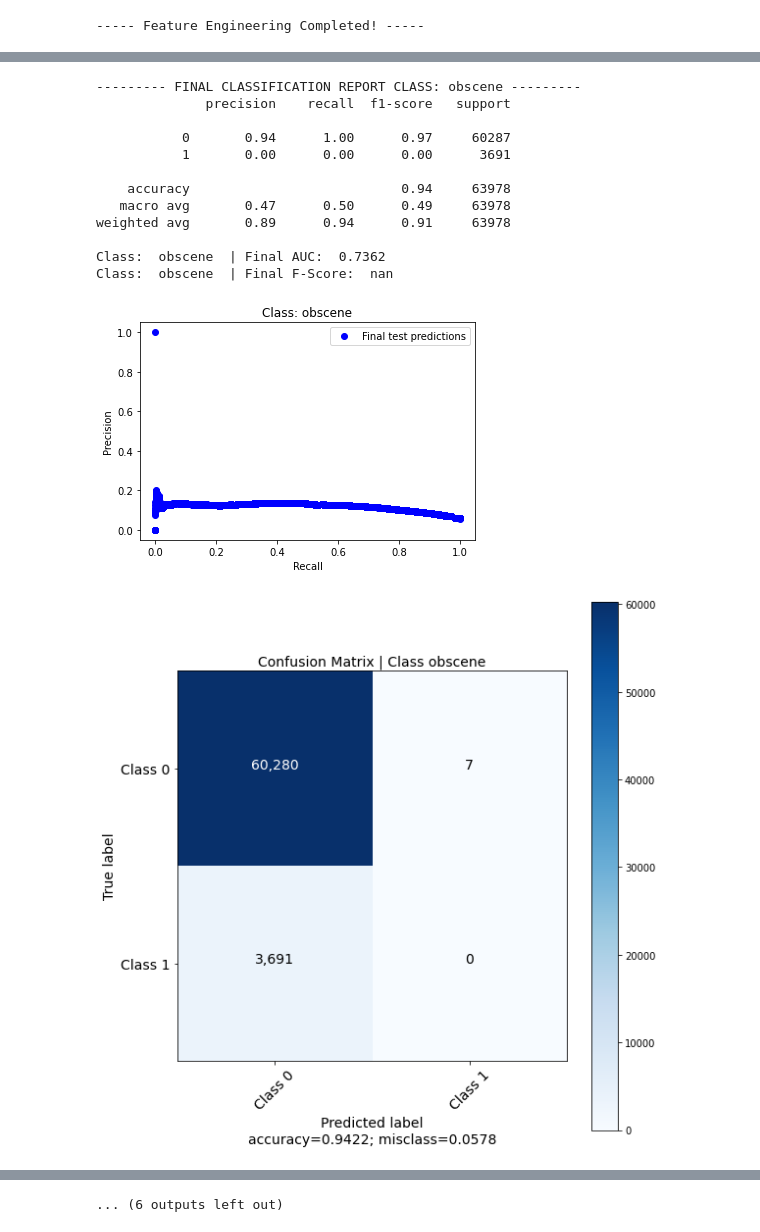
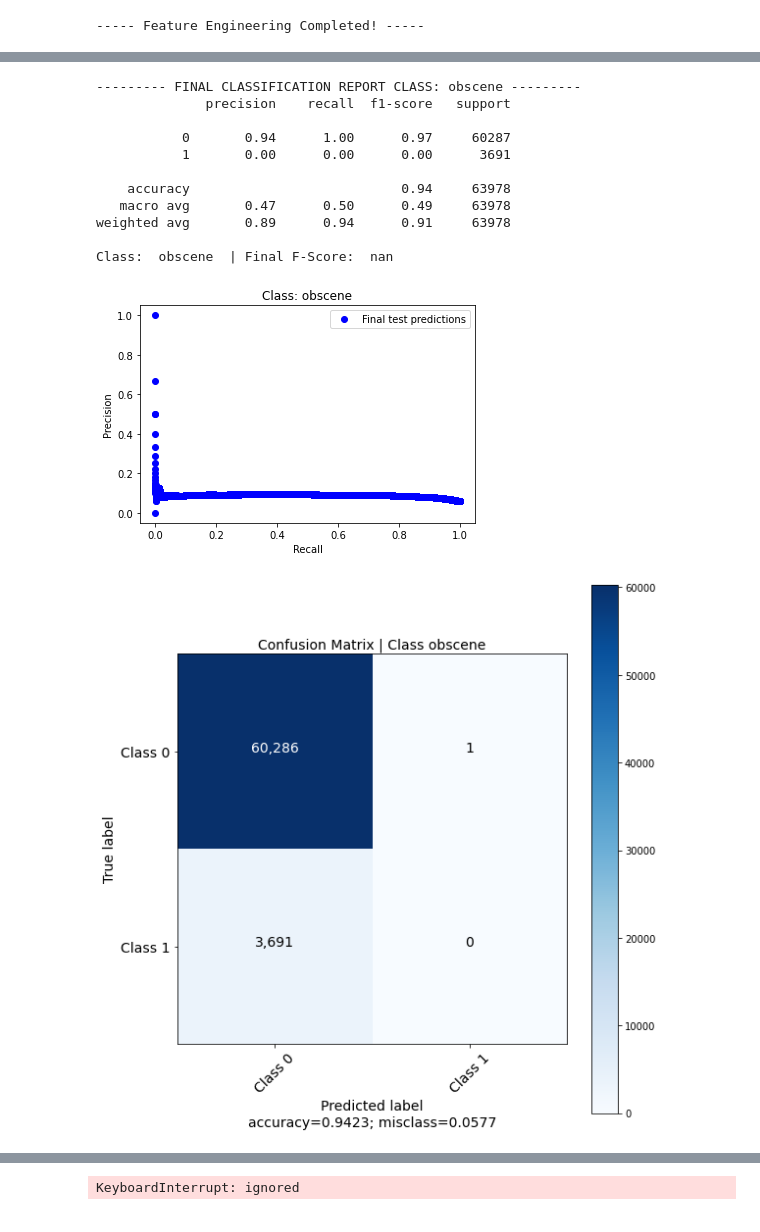
Before and after one commit to markerenberg/Toxic-Comment-Classification, a Jupyter notebook: RandomForest_SMOTE_SMBO.ipynb, the cells around one changed output, grey strips where cells are left out. Drawn from its saved outputs; the diff is of its cells as text; code cells hidden in the pictures.

```diff
--- a/RandomForest_SMOTE_SMBO.ipynb
+++ b/RandomForest_SMOTE_SMBO.ipynb
@@ -643,29 +638,29 @@ for resp in class_names:
   test_labels = test[resp]
   seed = 1234
   splits = 5
-  folds = StratifiedKFold(n_splits=splits, shuffle=True, random_state=seed)
-  # 6) Train model
+  # Declare variables
   X_train = train_features
   y_train = training_labels
   X_test = test_features
   y_test = test_labels
-  dtrain = xgb.DMatrix(X_train,label=y_train)
-  dval =  xgb.DMatrix(X_test,label=y_test)
-  watchlist = [(dtrain,'train'), (dval, 'valid')]
-  xgb_rounds=200
-  #weight_ratio = np.sum(X_re == 0) / np.sum(y_re == 1)
-  #print("Weight ratio: ",weight_ratio)
-  #xgb_params['scale_pos_weight'] = weight_ratio
-  model = xgb.train(params=xgb_params,
-                    dtrain=dtrain,
-                    num_boost_round=xgb_rounds,
-                    evals=watchlist,
-                    early_stopping_rounds=50,
-                    verbose_eval=False)
+  # Perform over/undersampling
+  over = SMOTE(sampling_strategy=0.1777,k_neighbors=20,random_state=seed)
+  under = RandomUnderSampler(sampling_strategy=0.6796,random_state=seed)
+  X_re, y_re = over.fit_resample(X_train,y_train)
+  X_re, y_re = under.fit_resample(X_re,y_re)
+  # Fit model
+  model = RandomForestClassifier(n_estimators=740,
+                                  max_depth=18,
+                                  max_features=0.0025,
+                                  verbose=0,
+                                  n_jobs=-1,
+                                  class_weight="balanced"
+                                  )
+  model.fit(X_re, y_re)
   # 7) Make predictions
-  pred_probs = model.predict(xgb.DMatrix(X_test), ntree_limit = model.best_ntree_limit)
+  pred_probs = model.predict_proba(X_test)[:,1]
   # 8) Evaluate predictions
-  auc = roc_auc_score(y_test, pred_probs,average='weighted')
+  #auc = roc_auc_score(y_test, pred_probs,average='weighted')
   prec, recal, thresh = precision_recall_curve(y_test, pred_probs)
   fscore = (2 * prec * recal) / (prec + recal)
   ix = np.argmax(fscore)
@@ -674,7 +669,7 @@ for resp in class_names:
   print("--------- FINAL CLASSIFICATION REPORT CLASS: {} ---------".format(resp))
   print(classification_report(y_test, preds))
   # 9) Print out mean AUC score, F-score
-  print("Class: ",resp,' | Final AUC: ',str(round(auc,4)))
+  #print("Class: ",resp,' | Final AUC: ',str(round(auc,4)))
   print("Class: ",resp,' | Final F-Score: ',str(round(fscore[ix],4)))
   #print("Best threshold: ",str(round(thresh[ix],4)))
   # 10) Plot precision-recall curve
@@ -721,14 +714,13 @@ Class:  severe_toxic  | Final F-Score:  0.1439
 --------- FINAL CLASSIFICATION REPORT CLASS: obscene ---------
               precision    recall  f1-score   support
 
            0       0.94      1.00      0.97     60287
            1       0.00      0.00      0.00      3691
 
     accuracy                           0.94     63978
    macro avg       0.47      0.50      0.49     63978
 weighted avg       0.89      0.94      0.91     63978
 
-Class:  obscene  | Final AUC:  0.7362
 Class:  obscene  | Final F-Score:  nan
-[figure, old version]
+[figure, new version]
 [figure]
@@ -749,4 +747,4 @@ Class:  threat  | Final F-Score:  nan
-... (6 outputs left out)
+KeyboardInterrupt: ignored
 # %%
 ##### Make predictions using 5-fold CV and RF + SMOTE, plot PR curve#####
 resp = 'severe_toxic'
```
Also changed, not shown: parts of 4 cells of this notebook.
